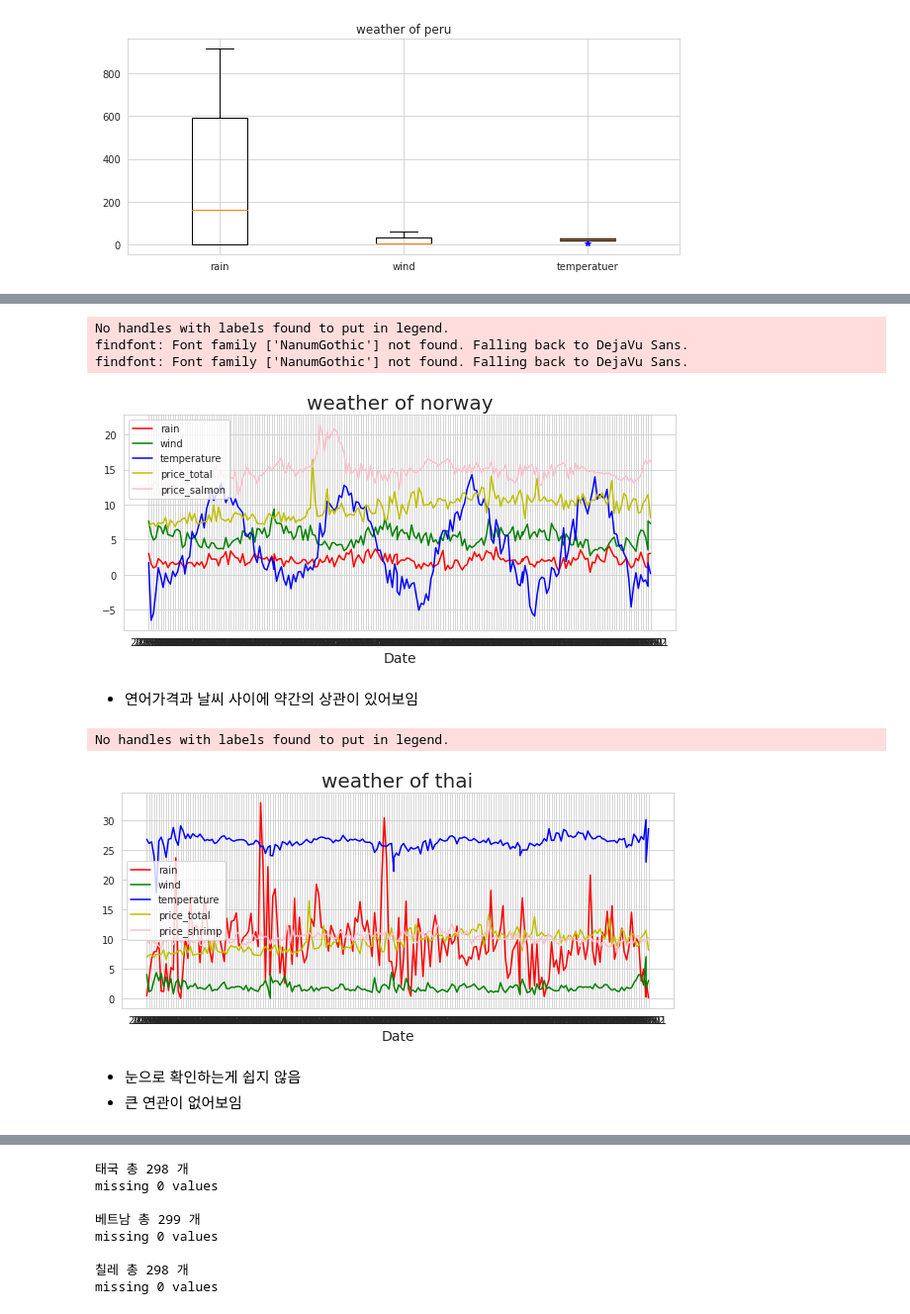
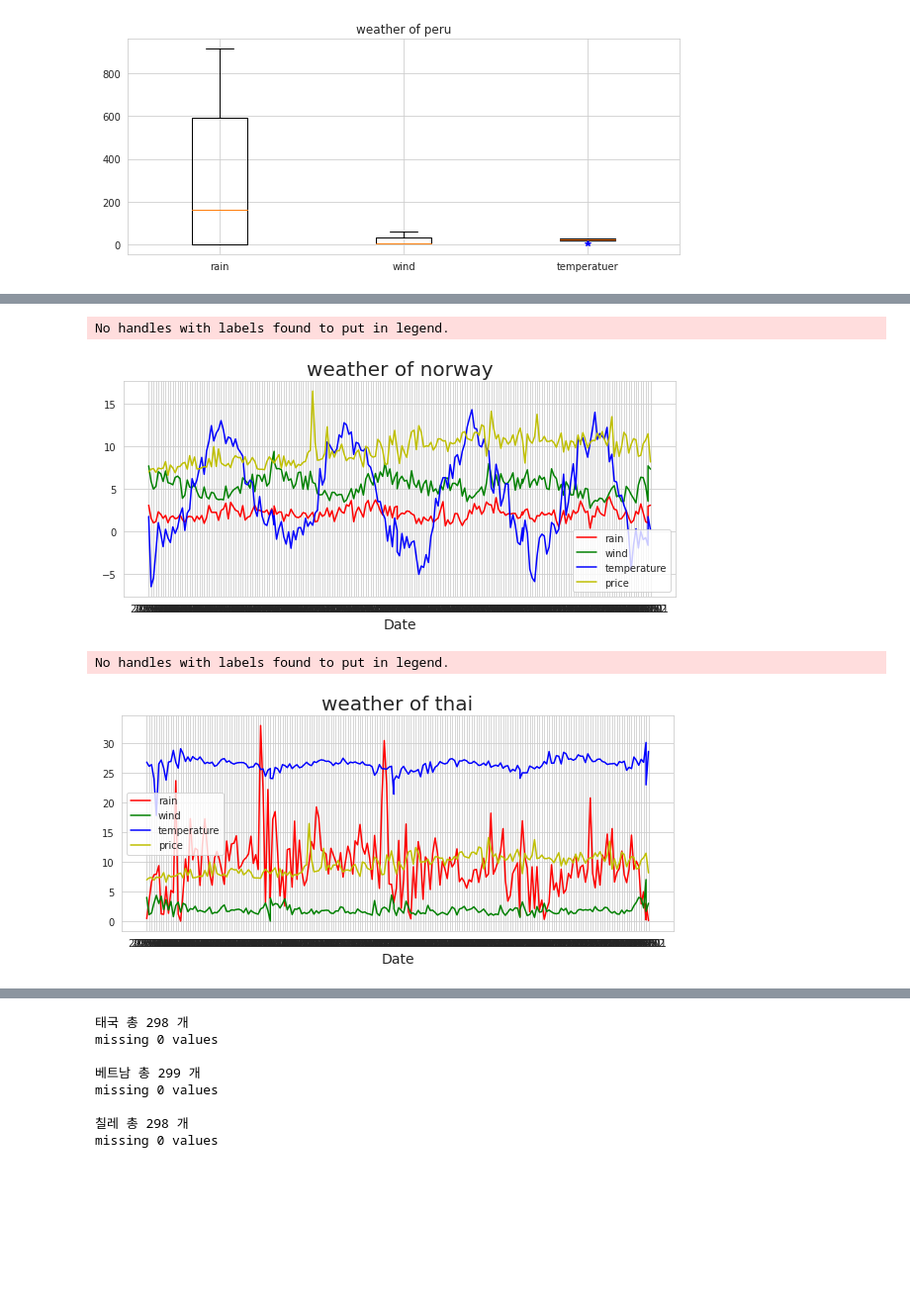
Before and after one commit to Yeony54/Project_Seafood_Import_Price_Prediction, a Jupyter notebook: 2. 추가데이터 EDA_수정 (2).ipynb, the cells around one changed output, grey strips where cells are left out. Shown at 99% size. Cells and saved outputs as stored; diff of their text form; code cells hidden in the pictures; blank space fills up the shorter version.

```diff
--- a/2. 추가데이터 EDA_수정 (2).ipynb
+++ b/2. 추가데이터 EDA_수정 (2).ipynb
@@ -148,7 +143,7 @@ title_size = 20
 sns.set_style("whitegrid")
 plt.rcParams['font.family'] = 'NanumGothic'
 # %%
-root = os.path.join('/content/drive/MyDrive', 'DATA')
+root = os.path.join(os.getcwd(), 'DATA')
 # %% [markdown]
 ### Merging dataframes
 # %%
@@ -477,60 +486,39 @@ df_test.rename(columns={'price':'price_o'},inplace=True)
 # %%
-df_m_norway = pd.merge(df_test,df_w_norway,on=['Date'])
-df_m_norway = pd.merge(df_m_norway,salmon_price,on=['Date'])
-
-df_m_thai = pd.merge(df_test,df_w_thai,on=['Date'])
-df_m_thai = pd.merge(df_m_thai,wshrimp_price,on=['Date'])
-
-df_m_vietnam = pd.merge(df_test,df_w_vietnam,on=['Date'])
-df_m_vietnam = pd.merge(df_m_vietnam,wshrimp_price,on=['Date'])
-df_m_vietnam = pd.merge(df_m_vietnam,squid_price,on=['Date'])
-
-df_m_china = pd.merge(df_test,df_w_china,on=['Date'])
-df_m_china = pd.merge(df_m_china,squid_price,on=['Date'])
-
-df_m_chile = pd.merge(df_test,df_w_chile,on=['Date'])
-df_m_chile = pd.merge(df_m_chile,squid_price,on=['Date'])
-
-df_m_peru = pd.merge(df_test,df_w_peru,on=['Date'])
-df_m_peru = pd.merge(df_m_peru,squid_price,on=['Date'])
+df_m_norway = pd.merge(df,df_w_norway,on=['Date'])
+df_m_thai = pd.merge(df,df_w_thai,on=['Date'])
+df_m_vietnam = pd.merge(df,df_w_vietnam,on=['Date'])
+df_m_china = pd.merge(df,df_w_china,on=['Date'])
+df_m_chile = pd.merge(df,df_w_chile,on=['Date'])
+df_m_peru = pd.merge(df,df_w_peru,on=['Date'])
 # %%
 plt.rcParams['figure.figsize'] = [10,4]
 plt.plot(df_m_norway.Date, df_m_norway.rain, color='r')
 plt.plot(df_m_norway.Date, df_m_norway.wind, color='g')
 plt.plot(df_m_norway.Date, df_m_norway.temperature, color='b')
-plt.plot(df_m_norway.Date, df_m_norway.price_o, color='y')
-plt.plot(df_m_norway.Date, df_m_norway.price, color='pink')
+plt.plot(df_m_norway.Date, df_m_norway.price, color='y')
 
 plt.title('weather of norway', fontsize=20)
 plt.xlabel('Date', fontsize=14)
 plt.legend(fontsize=12, loc='best')
-plt.legend(('rain','wind','temperature','price_total','price_salmon'))
+plt.legend(('rain','wind','temperature','price'))
 plt.show()
 # %% [output]
 No handles with labels found to put in legend.
-findfont: Font family ['NanumGothic'] not found. Falling back to DejaVu Sans.
-findfont: Font family ['NanumGothic'] not found. Falling back to DejaVu Sans.
-[figure, old version]
+[figure, new version]
-# %% [markdown]
-- 연어가격과 날씨 사이에 약간의 상관이 있어보임
 # %%
 plt.plot(df_m_thai.Date, df_m_thai.rain, color='r')
 plt.plot(df_m_thai.Date, df_m_thai.wind, color='g')
 plt.plot(df_m_thai.Date, df_m_thai.temperature, color='b')
-plt.plot(df_m_thai.Date, df_m_thai.price_o, color='y')
-plt.plot(df_m_thai.Date, df_m_thai.price, color='pink')
+plt.plot(df_m_thai.Date, df_m_thai.price, color='y')
 
 plt.title('weather of thai', fontsize=20)
 plt.xlabel('Date', fontsize=14)
 plt.legend(fontsize=12, loc='best')
-plt.legend(('rain','wind','temperature','price_total','price_shrimp'))
+plt.legend(('rain','wind','temperature','price'))
 plt.show()
 # %% [output]
 No handles with labels found to put in legend.
-[figure, old version]
+[figure, new version]
-# %% [markdown]
-- 눈으로 확인하는게 쉽지 않음
-- 큰 연관이 없어보임
 # %%
 plt.plot(df_m_vietnam.Date, df_m_vietnam.rain, color='r')
 plt.plot(df_m_vietnam.Date, df_m_vietnam.wind, color='g')
```
Also changed, not shown: parts of 48 cells of this notebook.
